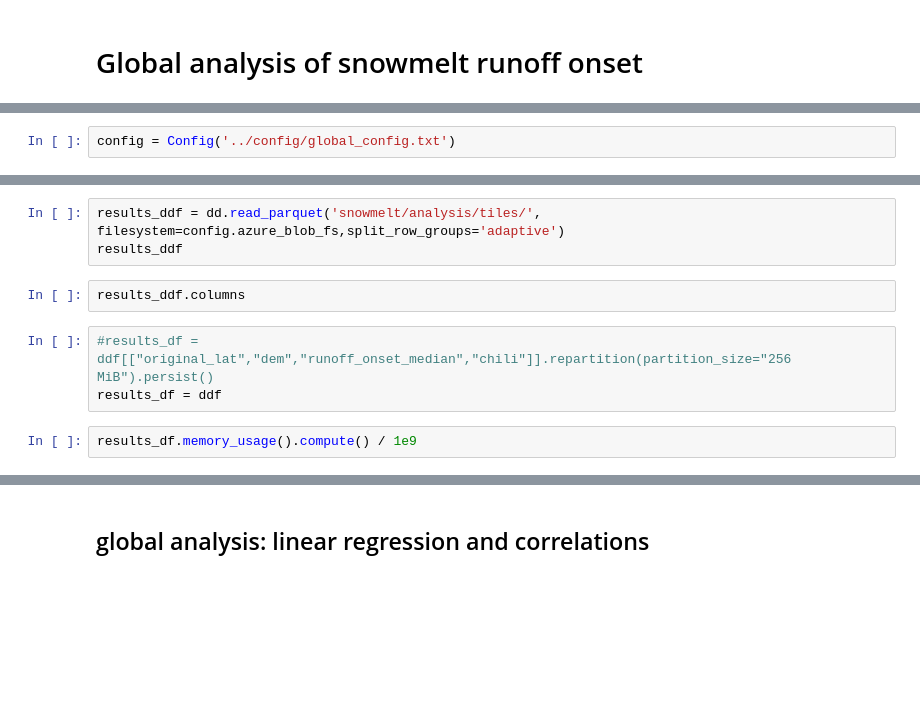
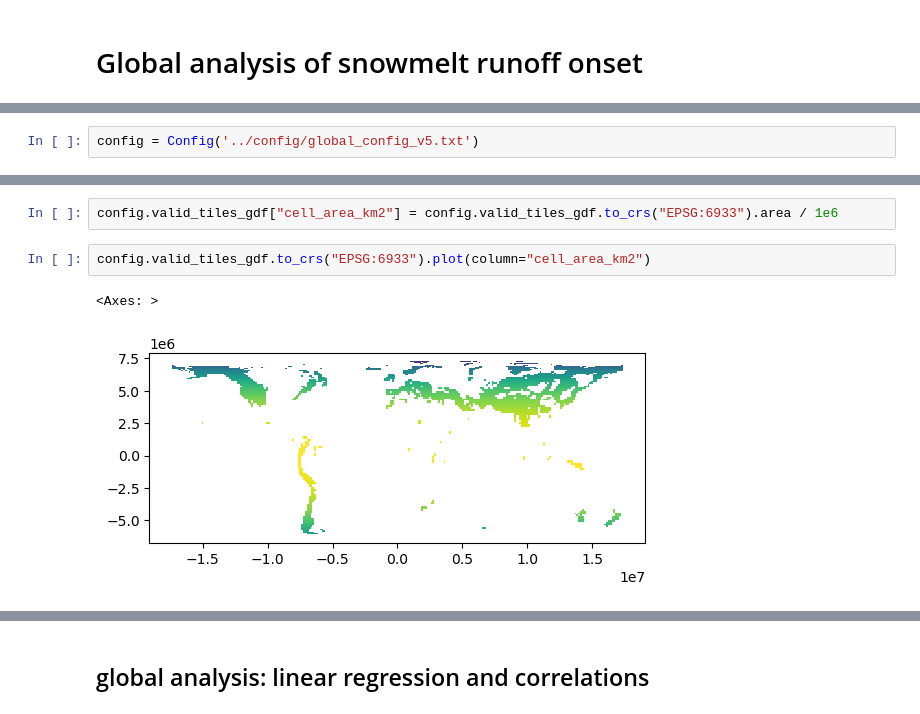
Before and after one commit to egagli/global_snowmelt_runoff_onset, a Jupyter notebook: analysis/global_analysis.ipynb, the cells around one changed output, grey strips where cells are left out. Saved outputs shown, nothing was run; the diff lists cells and outputs as text; blank space fills up the shorter version.

```diff
--- a/analysis/global_analysis.ipynb
+++ b/analysis/global_analysis.ipynb
@@ -13,2 +20,2 @@ from global_snowmelt_runoff_onset.config import Config
 # %%
-config = Config('../config/global_config.txt')
+config = Config('../config/global_config_v5.txt')
@@ -31,10 +41,7 @@ global_ds = xr.open_zarr(config.global_runoff_store, consolidated=True,decode_co
-# %%
-results_ddf = dd.read_parquet('snowmelt/analysis/tiles/', filesystem=config.azure_blob_fs,split_row_groups='adaptive')
-results_ddf
-# %%
-results_ddf.columns
-# %%
-#results_df = ddf[["original_lat","dem","runoff_onset_median","chili"]].repartition(partition_size="256 MiB").persist()
-results_df = ddf
-# %%
-results_df.memory_usage().compute() / 1e9
+# %%
+config.valid_tiles_gdf["cell_area_km2"] = config.valid_tiles_gdf.to_crs("EPSG:6933").area / 1e6
+# %%
+config.valid_tiles_gdf.to_crs("EPSG:6933").plot(column="cell_area_km2")
+# %% [output]
+<Axes: >
+[figure, added]
```
Also changed, not shown: parts of 104 cells of this notebook, 1 other file.
